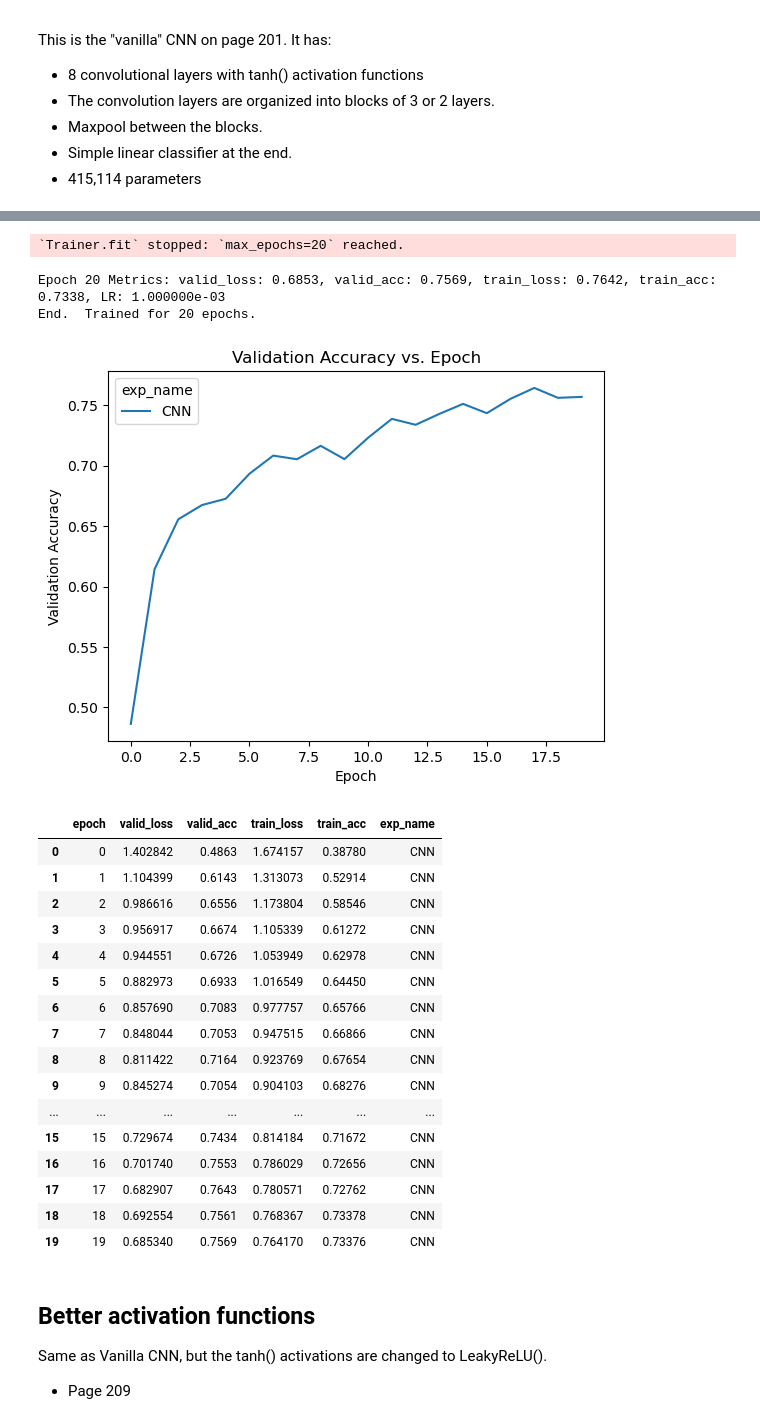
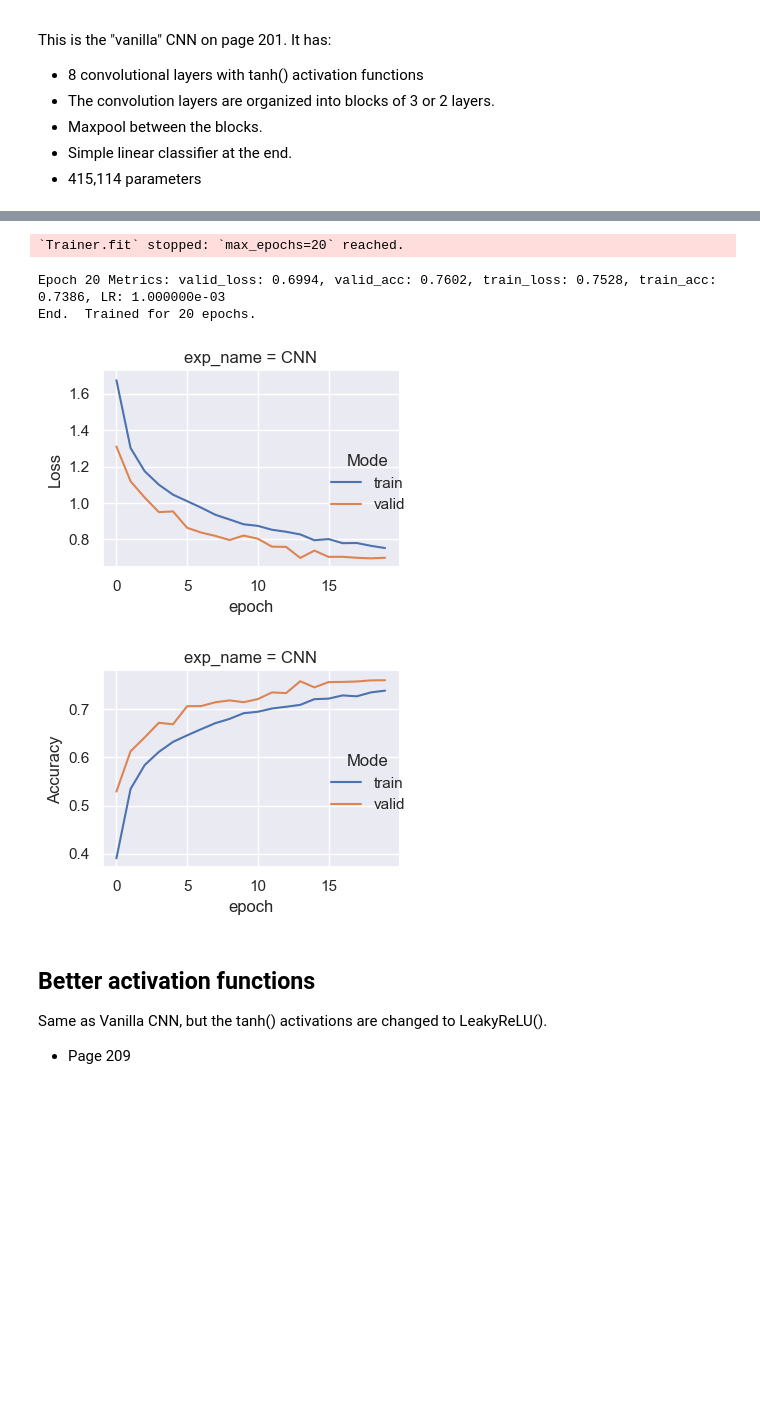
Before and after one commit to DataScienceUWL/MTH480_Deep_Learning, a Jupyter notebook: Week_06/CIFAR10_Textbook_Chapter_6.ipynb, the cells around one changed output, grey strips where cells are left out. Saved outputs shown, nothing was run; the diff lists cells and outputs as text; code cells hidden in the pictures; blank space fills up the shorter version.

```diff
--- a/Week_06/CIFAR10_Textbook_Chapter_6.ipynb
+++ b/Week_06/CIFAR10_Textbook_Chapter_6.ipynb
@@ -37,6 +37,8 @@ import pandas as pd
 from IPython.display import display
 
 from utils import PrintMetricsCallback, denormalize, sample_dataset, process_experiment_logs
+
+sns.set_theme()
 # %% [markdown]
 # Chapter 6 Textbook Investigations
 # %% [markdown]
@@ -217,3 +213,25 @@ def plot_valid_acc(df):
+# %%
+def plot_model_performance(df):
+
+    df2 = pd.melt(df,id_vars=["exp_name","epoch"],value_vars = ["train_loss","valid_loss"],var_name="Mode",value_name="Loss").replace(
+        {"train_loss":"train","valid_loss":"valid"})
+    df = pd.melt(df,id_vars=["exp_name","epoch"],value_vars = ["train_acc","valid_acc"],var_name="Mode",value_name="Accuracy").replace(
+        {"train_acc":"train","valid_acc":"valid"})
+    df["Loss"]=df2["Loss"]
+
+    # Plot training and validation loss
+    g = sns.FacetGrid(df,col="exp_name",hue="Mode")
+    g.map(sns.lineplot,"epoch","Loss")
+    g.add_legend()
+    plt.tight_layout()
+    plt.show()
+
+    # Plot training and validation accuracy
+    g = sns.FacetGrid(df,col="exp_name",hue="Mode")
+    g.map(sns.lineplot,"epoch","Accuracy")
+    g.add_legend()
+    plt.tight_layout()
+    plt.show()
 # %%
 #Whats the width and height of our images?
 W, H = 32, 32
@@ -267,8 +285,8 @@ light_model = BasicLightningModel(cnn_model, num_classes = 10,
                                   steps_per_epoch=steps_per_epoch)
 
 cnn_results = run_experiment(light_model, root_save_dir, exper_name, max_epochs=epochs, verbose = 1)
-plot_valid_acc( pd.concat([cnn_results]) )
-display(cnn_results)
+plot_model_performance( pd.concat([cnn_results]) )
+#display(cnn_results)
 # %% [output]
 GPU available: True (mps), used: True
 TPU available: False, using: 0 TPU cores
@@ -308,24 +326,8 @@ Epoch 19 Metrics: valid_loss: 0.6926, valid_acc: 0.7561, train_loss: 0.7684, tra
 `Trainer.fit` stopped: `max_epochs=20` reached.
-Epoch 20 Metrics: valid_loss: 0.6853, valid_acc: 0.7569, train_loss: 0.7642, train_acc: 0.7338, LR: 1.000000e-03
+Epoch 20 Metrics: valid_loss: 0.6994, valid_acc: 0.7602, train_loss: 0.7528, train_acc: 0.7386, LR: 1.000000e-03
 End.  Trained for 20 epochs.
-[figure, old version]
+[figure, new version]
-|  | epoch | valid_loss | valid_acc | train_loss | train_acc | exp_name |
-| 0 | 0 | 1.402842 | 0.4863 | 1.674157 | 0.38780 | CNN |
-| 1 | 1 | 1.104399 | 0.6143 | 1.313073 | 0.52914 | CNN |
-| 2 | 2 | 0.986616 | 0.6556 | 1.173804 | 0.58546 | CNN |
-| 3 | 3 | 0.956917 | 0.6674 | 1.105339 | 0.61272 | CNN |
-| 4 | 4 | 0.944551 | 0.6726 | 1.053949 | 0.62978 | CNN |
-| 5 | 5 | 0.882973 | 0.6933 | 1.016549 | 0.64450 | CNN |
-| 6 | 6 | 0.857690 | 0.7083 | 0.977757 | 0.65766 | CNN |
-| 7 | 7 | 0.848044 | 0.7053 | 0.947515 | 0.66866 | CNN |
-| 8 | 8 | 0.811422 | 0.7164 | 0.923769 | 0.67654 | CNN |
-| 9 | 9 | 0.845274 | 0.7054 | 0.904103 | 0.68276 | CNN |
-| ... | ... | ... | ... | ... | ... | ... |
-| 15 | 15 | 0.729674 | 0.7434 | 0.814184 | 0.71672 | CNN |
-| 16 | 16 | 0.701740 | 0.7553 | 0.786029 | 0.72656 | CNN |
-| 17 | 17 | 0.682907 | 0.7643 | 0.780571 | 0.72762 | CNN |
-| 18 | 18 | 0.692554 | 0.7561 | 0.768367 | 0.73378 | CNN |
-| 19 | 19 | 0.685340 | 0.7569 | 0.764170 | 0.73376 | CNN |
+[figure, added]
 # %% [markdown]
 ## Better activation functions
 
```
Also changed, not shown: parts of 8 cells of this notebook, 2 other files.
